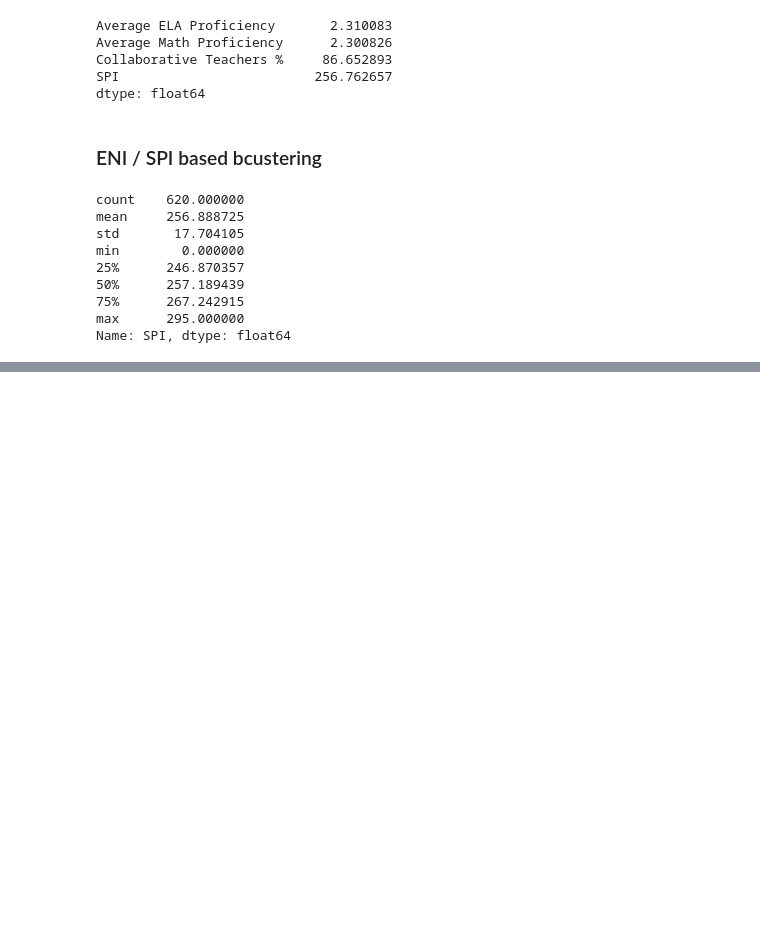
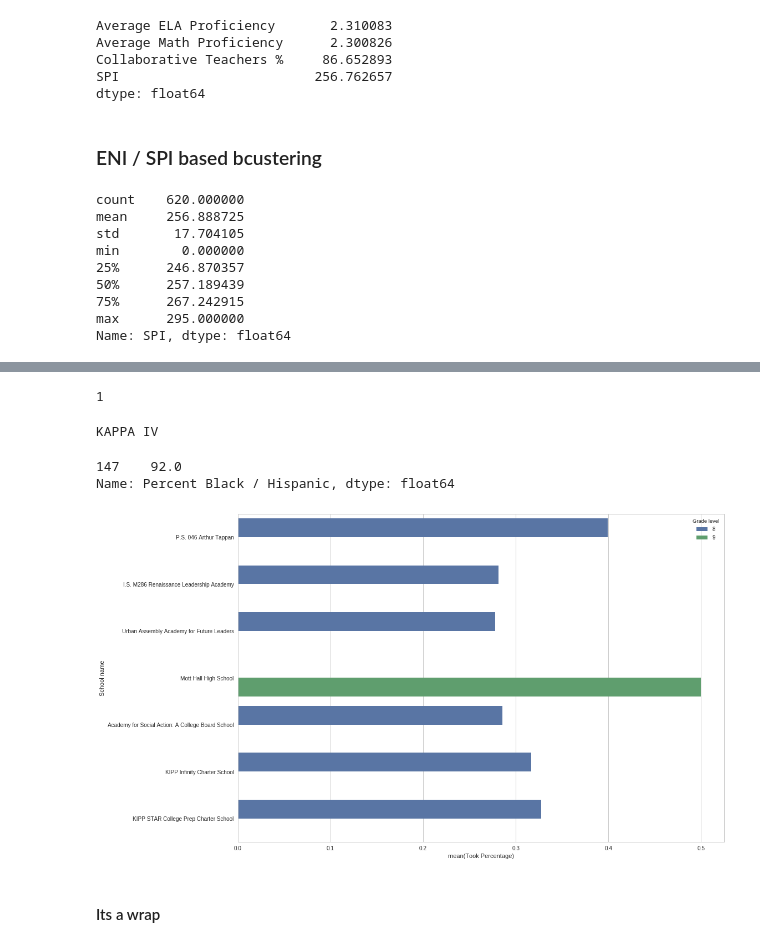
Before and after one commit to infocusp/passnyc_data_science_for_good, a Jupyter notebook: code/sandbox/falak/ds_for_good.ipynb, the cells around one changed output, grey strips where cells are left out. Drawn from its saved outputs; the diff is of its cells as text; code cells hidden in the pictures; blank space fills up the shorter version.

```diff
--- a/code/sandbox/falak/ds_for_good.ipynb
+++ b/code/sandbox/falak/ds_for_good.ipynb
@@ -601,0 +666,3 @@ school_map
+# %%
+shsat_low_appearance_df = shsat_sorted_df[shsat_sorted_df['Took Percentage'] <= 0.4]
+shsat_low_appearance_df.sort_values('Took Percentage')
@@ -601,0 +678,27 @@ school_map
+# %%
+poor_schools_shsat_performance = list(np.unique(shsat_sorted_df['School name']))
+total_schools = list(set(df_schools['School Name']))
+
+intersection = list(set(poor_schools_shsat_performance).intersection(set(total_schools)))
+
+print len(intersection)
+# %% [output]
+1
+# %%
+print intersection[0]
+df_schools[df_schools['School Name'] == intersection[0]]['Percent Black / Hispanic']
+# %% [output]
+KAPPA IV
+147    92.0
+Name: Percent Black / Hispanic, dtype: float64
+# %%
+shsat_low_appearance_df = shsat_df[shsat_df['School name'].isin(shsat_low_appearance_df['School name'].values)]
+
+fig, ax = plt.subplots(nrows=1, ncols=1, figsize=(16, 9))
+sns.barplot(y='School name', x='Took Percentage', data=shsat_low_appearance_df, hue='Grade level', ax=ax, ci=None, orient='h')
+
+fig.tight_layout()
+# %% [output]
+[figure, added]
+# %% [markdown]
+#### Its a wrap
```
Also changed, not shown: parts of 10 cells of this notebook.
